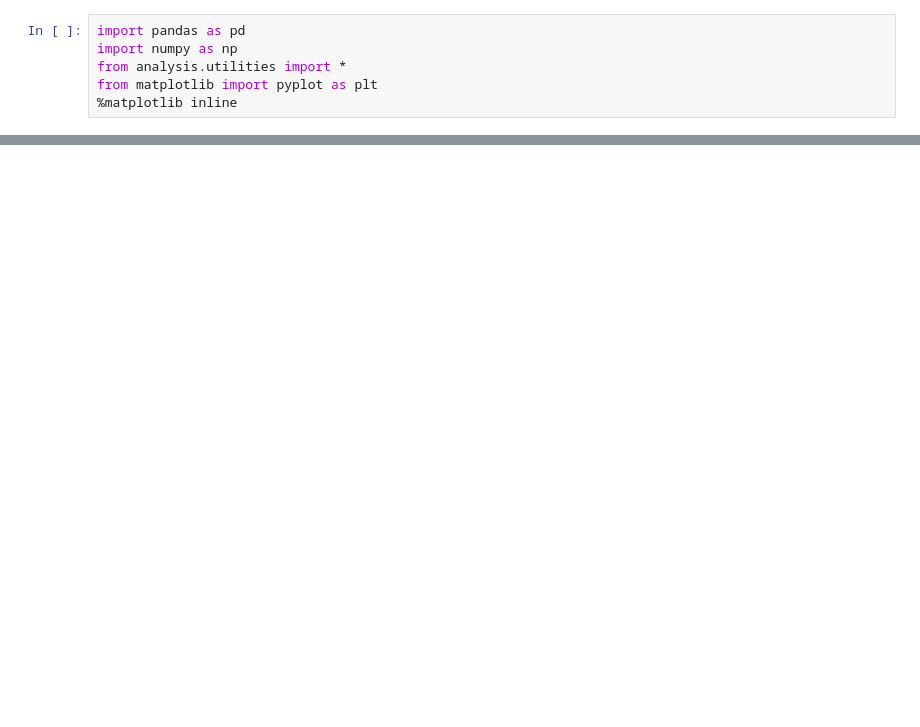
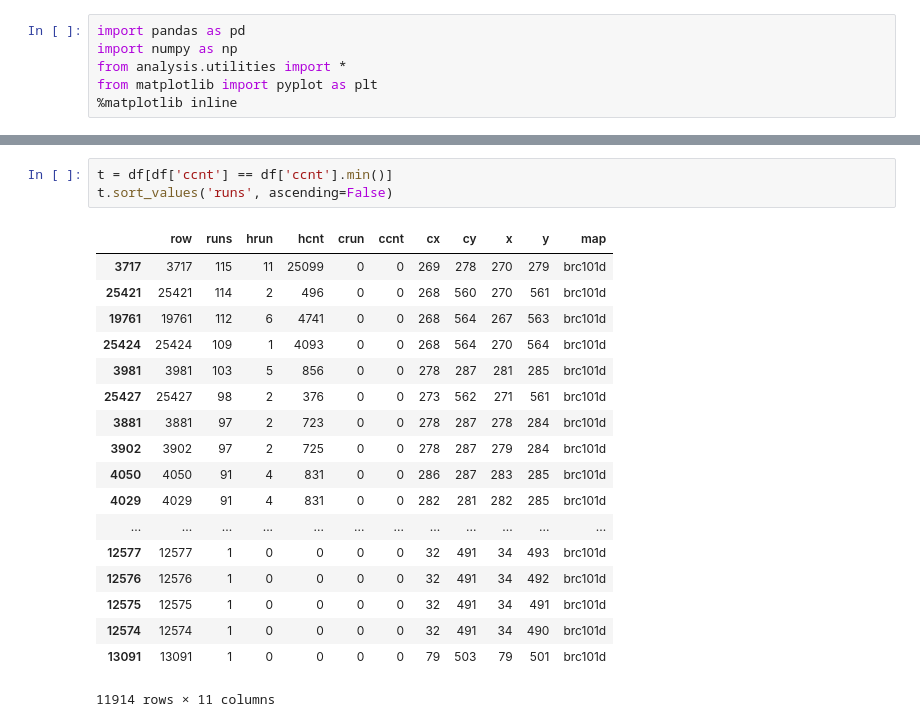
Before and after one commit to eggeek/CPD-Hsymbol-Wildcard, a Jupyter notebook: Inspect.ipynb, the cells around one changed output, grey strips where cells are left out. Saved outputs shown, nothing was run; the diff lists cells and outputs as text; blank space fills up the shorter version.

```diff
--- a/Inspect.ipynb
+++ b/Inspect.ipynb
@@ -23,3 +30,25 @@ df[df['runs'] == df['runs'].max()]
+# %%
+t = df[df['ccnt'] == df['ccnt'].min()]
+t.sort_values('runs', ascending=False)
+# %% [output]
+|  | row | runs | hrun | hcnt | crun | ccnt | cx | cy | x | y | map |
+| 3717 | 3717 | 115 | 11 | 25099 | 0 | 0 | 269 | 278 | 270 | 279 | brc101d |
+| 25421 | 25421 | 114 | 2 | 496 | 0 | 0 | 268 | 560 | 270 | 561 | brc101d |
+| 19761 | 19761 | 112 | 6 | 4741 | 0 | 0 | 268 | 564 | 267 | 563 | brc101d |
+| 25424 | 25424 | 109 | 1 | 4093 | 0 | 0 | 268 | 564 | 270 | 564 | brc101d |
+| 3981 | 3981 | 103 | 5 | 856 | 0 | 0 | 278 | 287 | 281 | 285 | brc101d |
+| 25427 | 25427 | 98 | 2 | 376 | 0 | 0 | 273 | 562 | 271 | 561 | brc101d |
+| 3881 | 3881 | 97 | 2 | 723 | 0 | 0 | 278 | 287 | 278 | 284 | brc101d |
+| 3902 | 3902 | 97 | 2 | 725 | 0 | 0 | 278 | 287 | 279 | 284 | brc101d |
+| 4050 | 4050 | 91 | 4 | 831 | 0 | 0 | 286 | 287 | 283 | 285 | brc101d |
+| 4029 | 4029 | 91 | 4 | 831 | 0 | 0 | 282 | 281 | 282 | 285 | brc101d |
+| ... | ... | ... | ... | ... | ... | ... | ... | ... | ... | ... | ... |
+| 12577 | 12577 | 1 | 0 | 0 | 0 | 0 | 32 | 491 | 34 | 493 | brc101d |
+| 12576 | 12576 | 1 | 0 | 0 | 0 | 0 | 32 | 491 | 34 | 492 | brc101d |
+| 12575 | 12575 | 1 | 0 | 0 | 0 | 0 | 32 | 491 | 34 | 491 | brc101d |
+| 12574 | 12574 | 1 | 0 | 0 | 0 | 0 | 32 | 491 | 34 | 490 | brc101d |
+| 13091 | 13091 | 1 | 0 | 0 | 0 | 0 | 79 | 503 | 79 | 501 | brc101d |
+11914 rows × 11 columns
 # %%
 df[['crun', 'ccnt', 'runs', 'hrun']].describe()
 # %% [output]
```
Also changed, not shown: parts of 6 cells of this notebook, 10 other files.
